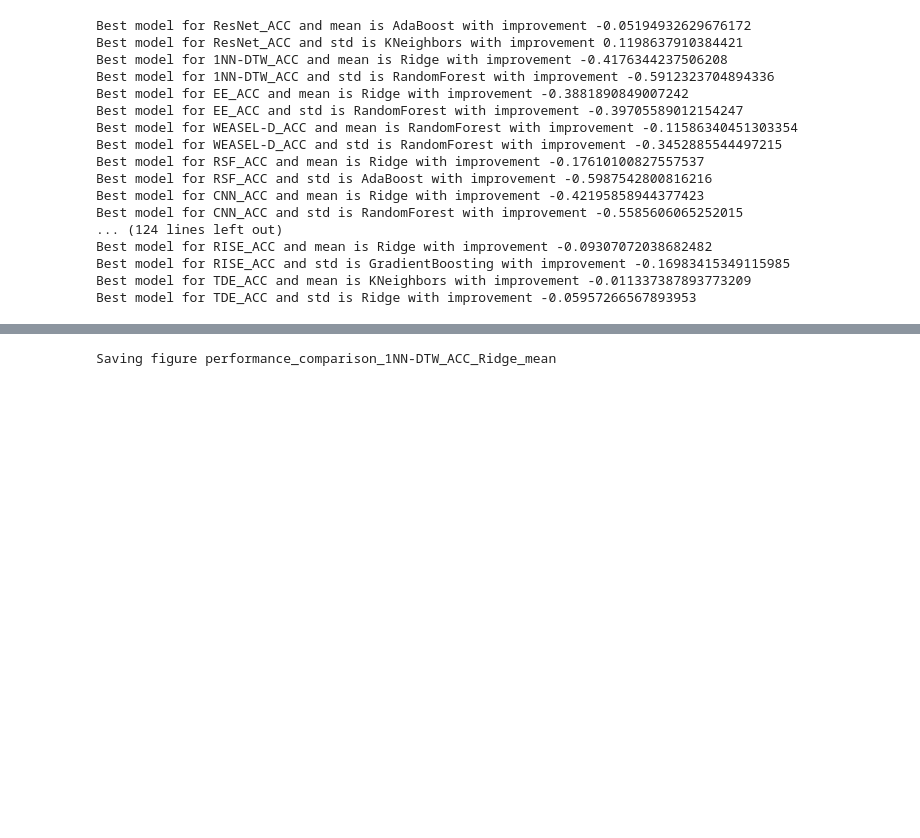
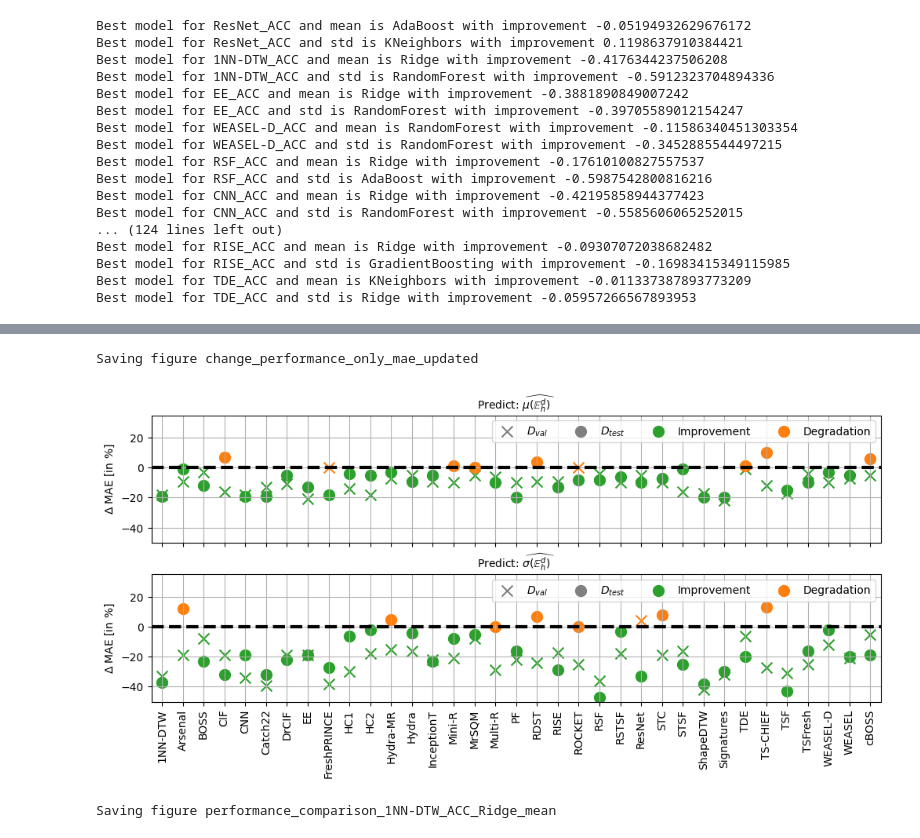
Before and after one commit to LarsBoecking/time_series_fingerprint, a Jupyter notebook: notebooks/e_performance_estimation.ipynb, the cells around one changed output, grey strips where cells are left out. Saved outputs shown, nothing was run; the diff lists cells and outputs as text; code cells hidden in the pictures; blank space fills up the shorter version.

Commit message:
split delta mae plot

```diff
--- a/notebooks/e_performance_estimation.ipynb
+++ b/notebooks/e_performance_estimation.ipynb
@@ -355,0 +312,76 @@ Saving figure change_performance_only_mae
+# %%
+import matplotlib.pyplot as plt
+import pandas as pd
+import numpy as np
+from matplotlib.patches import PathPatch
+
+overall_data_frame_mae_sorted = overall_data_frame_mae.sort_values(by=[ "Algorithm"])
+df_melted_mae = overall_data_frame_mae_sorted.melt(id_vars=["Algorithm", "predict"], var_name="Subset data", value_name="Performance")
+
+# Prepare algorithm names for x-tick labels, stripping "_ACC"
+algorithm_names = [
+    algorithm_name.replace("_ACC", "") if "_ACC" in algorithm_name else algorithm_name
+    for algorithm_name in overall_data_frame_mae_sorted['Algorithm'].unique()
+]
+
+# Replace values for readability
+replace_dict = {"mean": "$\widehat{\mu(\mathbb{E}_{h}^{d})}$", "std": "$\widehat{\sigma(\mathbb{E}_{h}^{d})}$"}
+df_melted_mae["predict"] = df_melted_mae["predict"].map(replace_dict)
+
+subset_replace_dict = {"Validation": "$D_{val}$", "Test": "$D_{test}$"}
+df_melted_mae["Subset data"] = df_melted_mae["Subset data"].map(subset_replace_dict)
+df_melted_mae["Performance"] = df_melted_mae["Performance"]*100
+
+
+# Define markers and colors
+subset_marker = {"$D_{val}$": "x", "$D_{test}$": "o"}
+
+# Prepare x positions for plotting
+unique_algorithms = df_melted_mae['Algorithm'].unique()
+x_positions = {alg: i for i, alg in enumerate(unique_algorithms)}
+
+# Extract the unique predict values to create a subplot for each
+unique_predicts = df_melted_mae['predict'].unique()
+
+fig, axs = plt.subplots(len(unique_predicts), 1, figsize=(10, 5), sharex=True)
+
+for i, predict_value in enumerate(unique_predicts):
+    ax = axs[i]
+    # Filter data for current predict value
+    df_filtered = df_melted_mae[df_melted_mae['predict'] == predict_value]
+
+    # Adjust x_pos for the filtered DataFrame
+    df_filtered['x_pos'] = df_filtered['Algorithm'].map(x_positions)
+
+    # Plot
+    for _, row in df_filtered.iterrows():
+        ax.scatter(row['x_pos'], row['Performance'], color="tab:green" if row['Performance'] < 0. else "tab:orange",
+                   marker=subset_marker[row['Subset data']], s=100)
+
+    # Customization
+    ax.set_xticks(list(x_positions.values()))
+    ax.set_xticklabels(algorithm_names if i == len(unique_predicts) - 1 else [], rotation=90)
+    ax.set_ylabel("$\Delta$ MAE [in $\%$]", fontsize=10)
+    ax.grid(True)
+    ax.axhline(0, color="black", linestyle="--", linewidth=3)
+    ax.set_title(f"Predict: {predict_value}", fontsize=10)
+    ax.set_xlim(-0.5, len(unique_algorithms)-0.5)
+    ax.set_ylim(-50, 35)
+    ax.tick_params(axis="y", labelsize=10)
+    ax.tick_params(axis="x", labelsize=10)
+
+    # Prepare legend elements by plotting invisible scatter plots
+    for label, marker in subset_marker.items():
+        ax.scatter([], [], marker=marker, color='grey', label=label, s=100)
+    ax.scatter([], [], color='tab:green', label='Improvement', s=100)
+    ax.scatter([], [], color='tab:orange', label='Degradation', s=100)
+
+    # Create the legend with the above handles
+    ax.legend(loc='upper right', ncol=4, fontsize=10)
+
+plt.subplots_adjust(hspace=.25, wspace=0.05, left=0.07, right=1., bottom=0.21, top=.94)
+
+fig_saver.save_fig(f"change_performance_only_mae_updated")
+
+plt.show()
+# %% [output]
@@ -356,3 +398,5 @@ Saving figure change_performance_only_mae
+Saving figure change_performance_only_mae_updated
+[figure, added]
 # %%
 def _visualise_single_algorithm(applied_algorithm = "1NN-DTW_ACC", model_name = "RandomForest",
                                 to_predict = 'mean',
```
Also changed, not shown: parts of 2 cells of this notebook.
